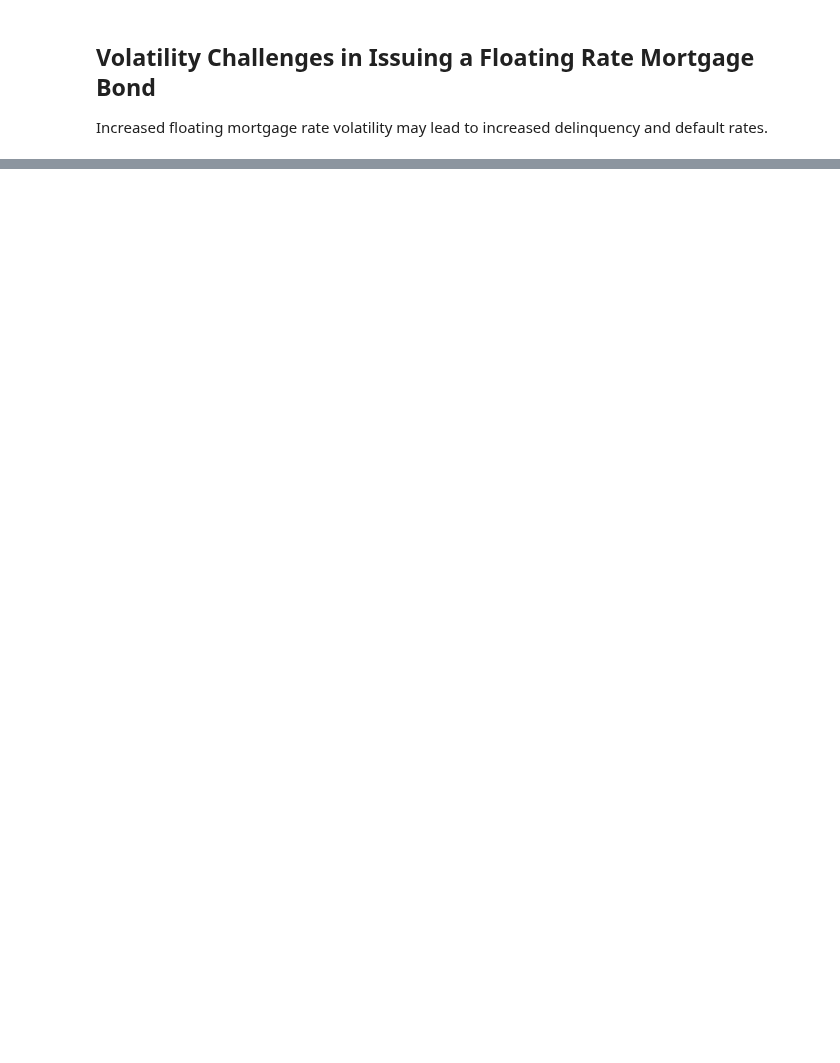
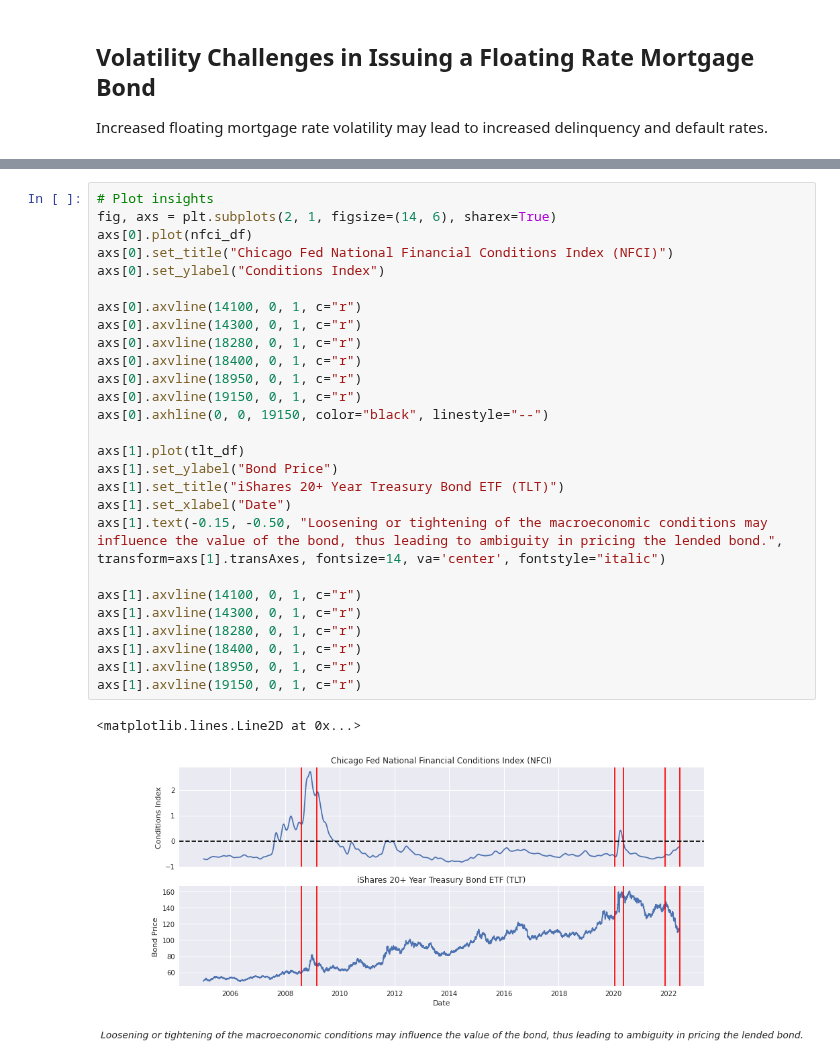
Before and after one commit to adevrent/wqu_mscfe, a Jupyter notebook: Financial Data/GWP1_Atakan.ipynb, the cells around one changed output, grey strips where cells are left out. Drawn from its saved outputs; the diff is of its cells as text; blank space fills up the shorter version.

```diff
--- a/Financial Data/GWP1_Atakan.ipynb
+++ b/Financial Data/GWP1_Atakan.ipynb
@@ -125,0 +216,30 @@ DATE
+# %%
+# Plot insights
+fig, axs = plt.subplots(2, 1, figsize=(14, 6), sharex=True)
+axs[0].plot(nfci_df)
+axs[0].set_title("Chicago Fed National Financial Conditions Index (NFCI)")
+axs[0].set_ylabel("Conditions Index")
+
+axs[0].axvline(14100, 0, 1, c="r")
+axs[0].axvline(14300, 0, 1, c="r")
+axs[0].axvline(18280, 0, 1, c="r")
+axs[0].axvline(18400, 0, 1, c="r")
+axs[0].axvline(18950, 0, 1, c="r")
+axs[0].axvline(19150, 0, 1, c="r")
+axs[0].axhline(0, 0, 19150, color="black", linestyle="--")
+
+axs[1].plot(tlt_df)
+axs[1].set_ylabel("Bond Price")
+axs[1].set_title("iShares 20+ Year Treasury Bond ETF (TLT)")
+axs[1].set_xlabel("Date")
+axs[1].text(-0.15, -0.50, "Loosening or tightening of the macroeconomic conditions may influence the value of the bond, thus leading to ambiguity in pricing the lended bond.", transform=axs[1].transAxes, fontsize=14, va='center', fontstyle="italic")
+
+axs[1].axvline(14100, 0, 1, c="r")
+axs[1].axvline(14300, 0, 1, c="r")
+axs[1].axvline(18280, 0, 1, c="r")
+axs[1].axvline(18400, 0, 1, c="r")
+axs[1].axvline(18950, 0, 1, c="r")
+axs[1].axvline(19150, 0, 1, c="r")
+# %% [output]
+<matplotlib.lines.Line2D at 0x...>
+[figure, added]
```
Also changed, not shown: parts of 10 cells of this notebook.
